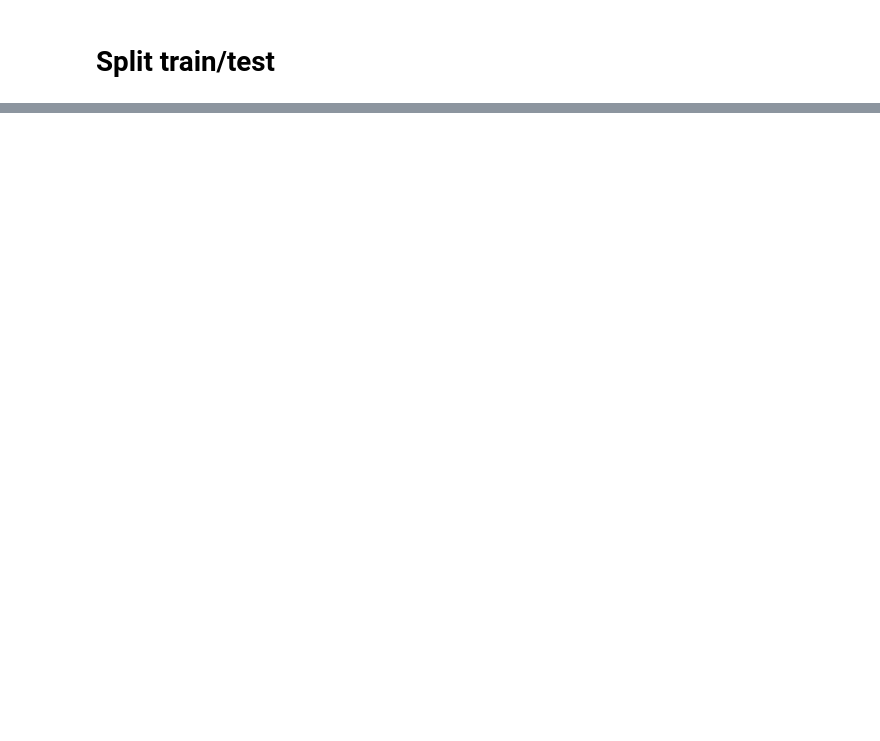
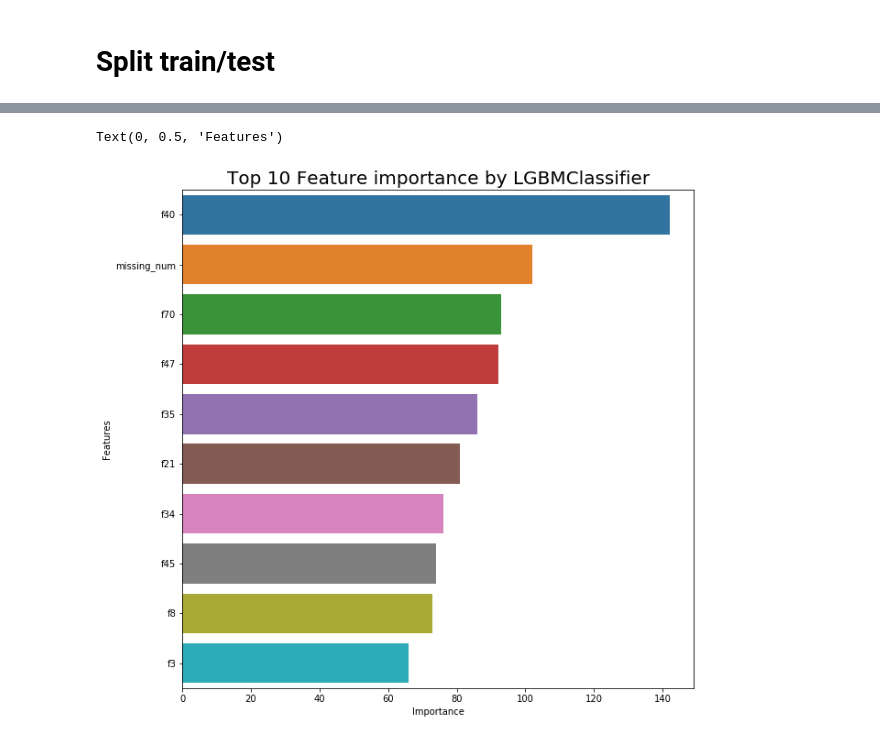
Before and after one commit to mishabeliy15/tt-ml-hw-1, a Jupyter notebook: hw1.ipynb, the cells around one changed output, grey strips where cells are left out. Cells and saved outputs as stored; diff of their text form; code cells hidden in the pictures; blank space fills up the shorter version.

```diff
--- a/hw1.ipynb
+++ b/hw1.ipynb
@@ -303,0 +420,5 @@ make_confusion_matrix(cf_matrix, figsize=(12, 6), group_names=labels)
+# %%
+%%time
+
+lgbc = LGBMClassifier()
+lgbc.fit(X_train, y_train)
@@ -303,0 +434,7 @@ make_confusion_matrix(cf_matrix, figsize=(12, 6), group_names=labels)
+# %%
+lgbc_feature_importance = pd.DataFrame({
+        "Importance": lgbc.feature_importances_,
+        "Feature": X_train.columns
+      })
+lgbc_feature_importance.sort_values("Importance", ascending=False, inplace=True)
+lgbc_feature_importance.head(10)
@@ -303,0 +453,8 @@ make_confusion_matrix(cf_matrix, figsize=(12, 6), group_names=labels)
+# %%
+plt.figure(figsize=(10, 10))
+feature_importance_graph = sns.barplot(y = lgbc_feature_importance.Feature[:10], x = "Importance", data=lgbc_feature_importance[:10], orient="h")
+feature_importance_graph.set_title("Top 10 Feature importance by LGBMClassifier", fontsize = 20)
+feature_importance_graph.set_ylabel("Features")
+# %% [output]
+Text(0, 0.5, 'Features')
+[figure, added]
```
Also changed, not shown: parts of 54 cells of this notebook, 1 other file.
